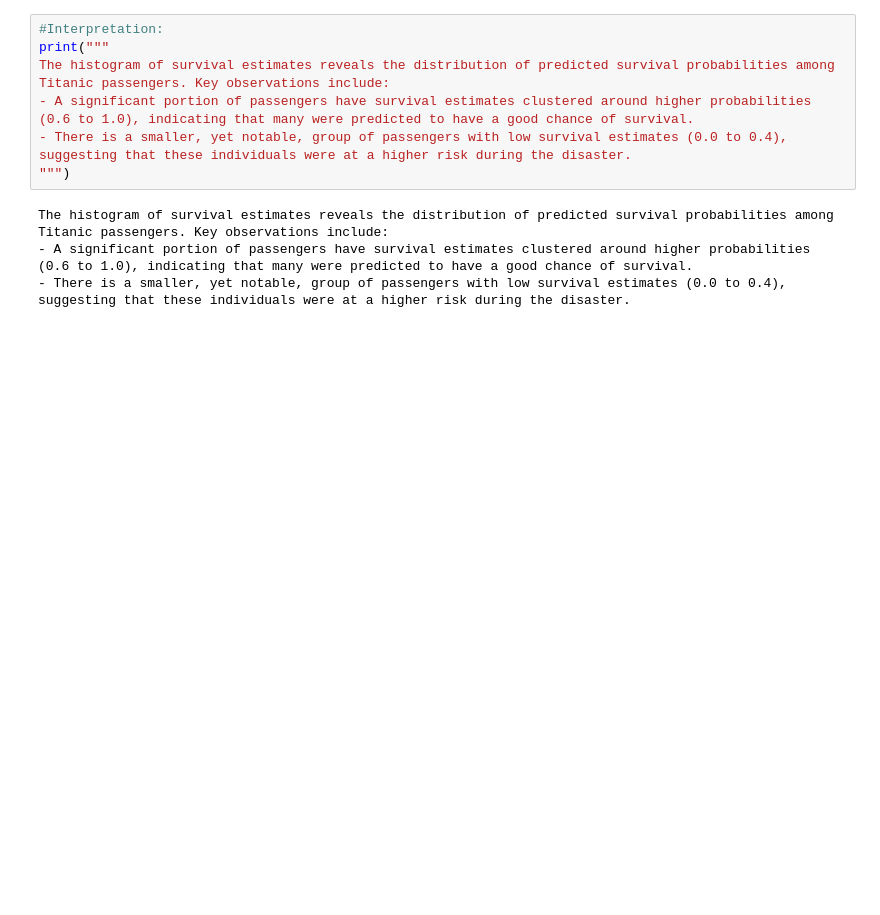
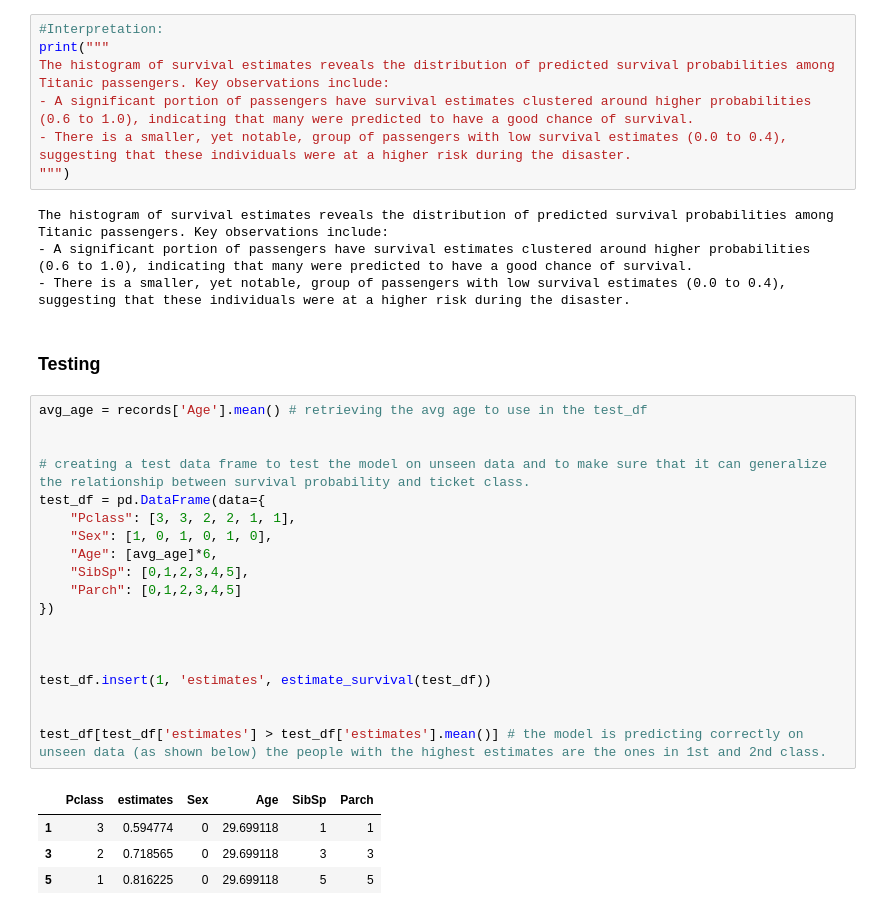
Before and after one commit to 24greyhat/titanic-exploratory-analysis, a Jupyter notebook: nb.ipynb, the cells around one changed output. Drawn from its saved outputs; the diff is of its cells as text; blank space fills up the shorter version.

Commit message:
Tested Model

```diff
--- a/nb.ipynb
+++ b/nb.ipynb
@@ -192,3 +192,29 @@ The histogram of survival estimates reveals the distribution of predicted surviv
 The histogram of survival estimates reveals the distribution of predicted survival probabilities among Titanic passengers. Key observations include:
 - A significant portion of passengers have survival estimates clustered around higher probabilities (0.6 to 1.0), indicating that many were predicted to have a good chance of survival.
 - There is a smaller, yet notable, group of passengers with low survival estimates (0.0 to 0.4), suggesting that these individuals were at a higher risk during the disaster.
+# %% [markdown]
+### Testing
+# %%
+avg_age = records['Age'].mean() # retrieving the avg age to use in the test_df
+
+
+# creating a test data frame to test the model on unseen data and to make sure that it can generalize the relationship between survival probability and ticket class.
+test_df = pd.DataFrame(data={
+    "Pclass": [3, 3, 2, 2, 1, 1],
+    "Sex": [1, 0, 1, 0, 1, 0],
+    "Age": [avg_age]*6,
+    "SibSp": [0,1,2,3,4,5],
+    "Parch": [0,1,2,3,4,5]
+})
+
+
+
+test_df.insert(1, 'estimates', estimate_survival(test_df))
+
+
+test_df[test_df['estimates'] > test_df['estimates'].mean()] # the model is predicting correctly on unseen data (as shown below) the people with the highest estimates are the ones in 1st and 2nd class.
+# %% [output]
+|  | Pclass | estimates | Sex | Age | SibSp | Parch |
+| 1 | 3 | 0.594774 | 0 | 29.699118 | 1 | 1 |
+| 3 | 2 | 0.718565 | 0 | 29.699118 | 3 | 3 |
+| 5 | 1 | 0.816225 | 0 | 29.699118 | 5 | 5 |
```
Also changed, not shown: parts of 4 cells of this notebook.
